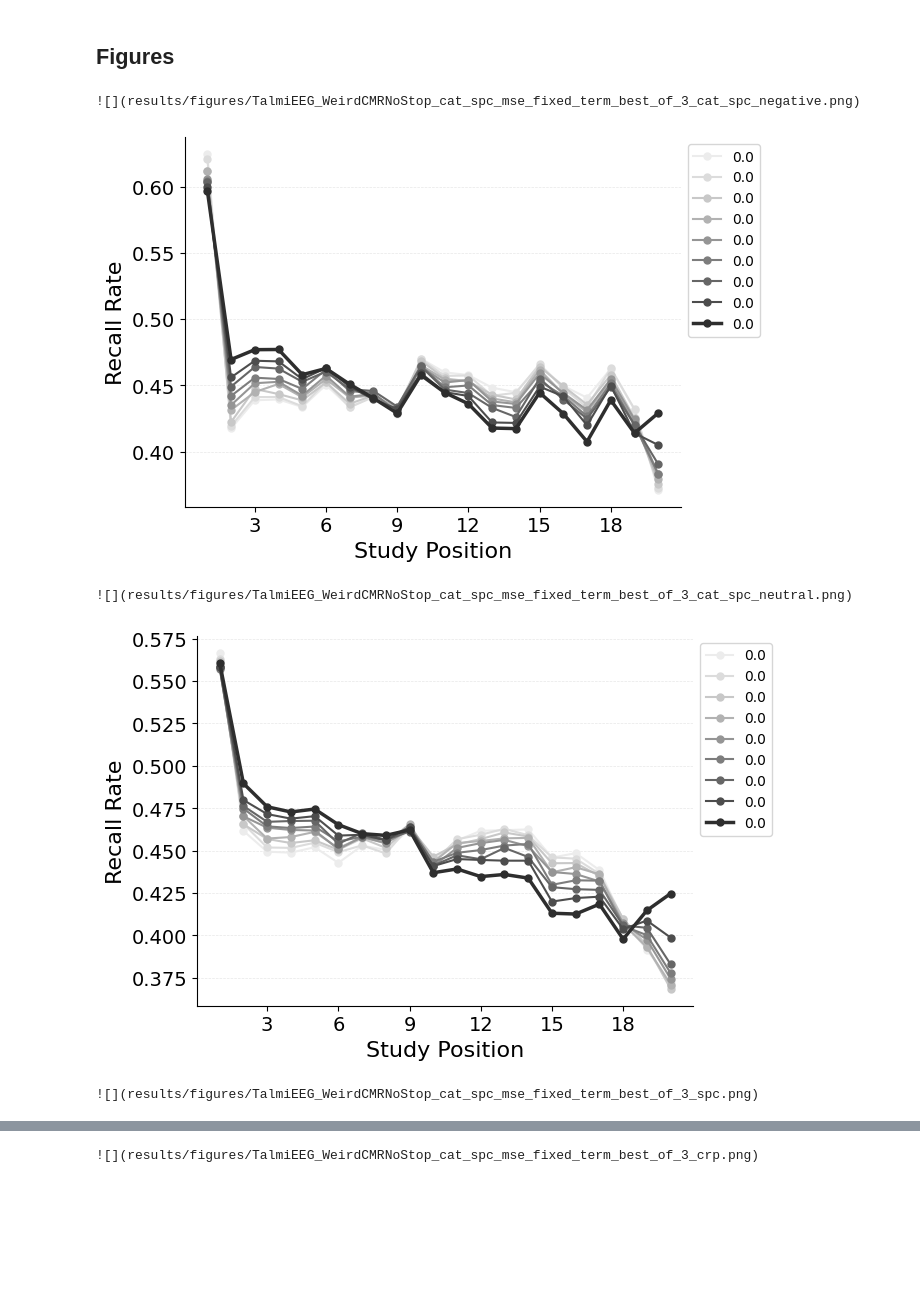
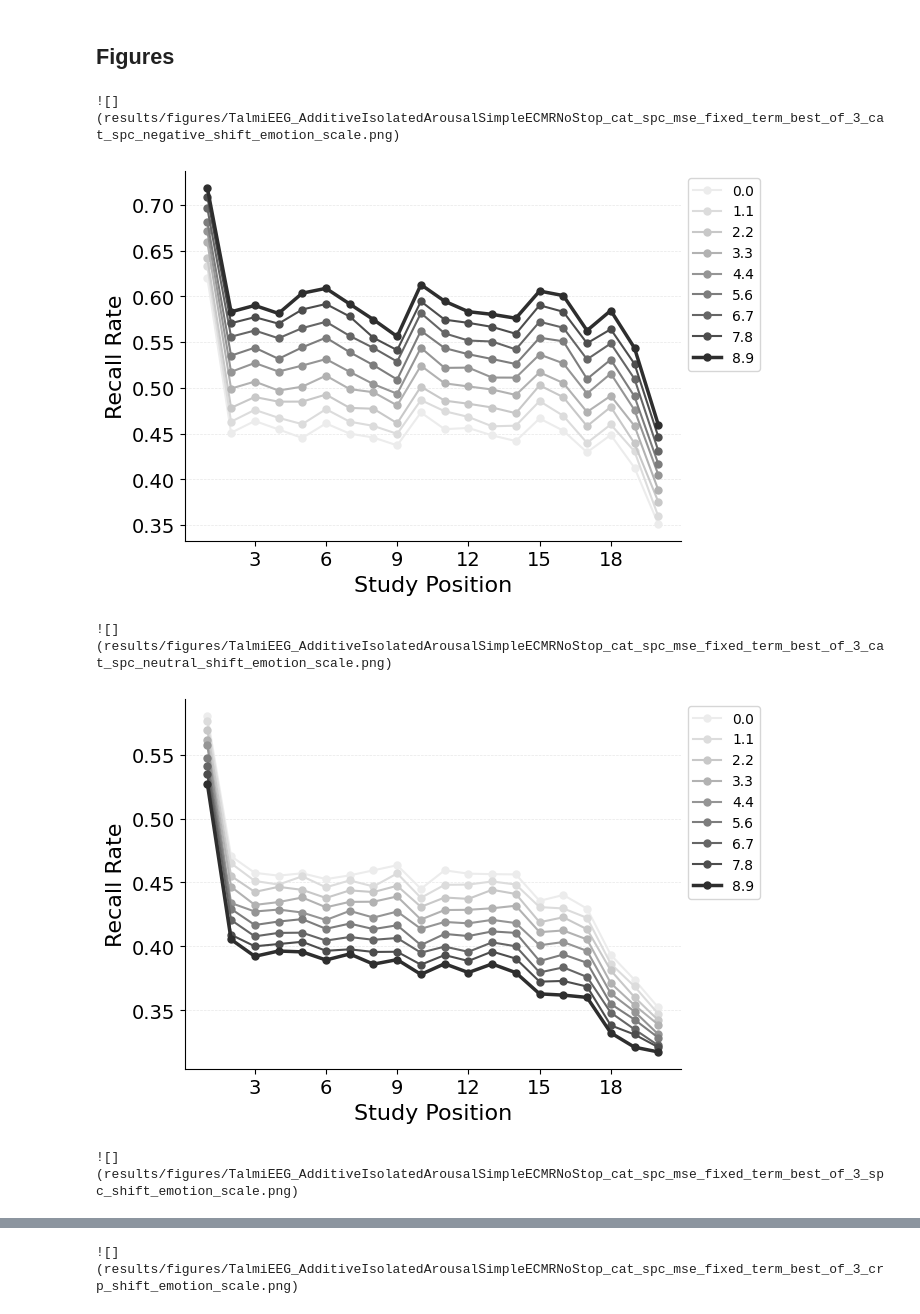
Before and after one commit to githubpsyche/jaxcmr, a Jupyter notebook: templates/parameter_shifting.ipynb, the cells around one changed output, grey strips where cells are left out. Drawn from its saved outputs; the diff is of its cells as text; code cells hidden in the pictures; blank space fills up the shorter version.

```diff
--- a/templates/parameter_shifting.ipynb
+++ b/templates/parameter_shifting.ipynb
@@ -51,8 +51,10 @@ trial_query = "data['subject'] > -1"
 target_directory = "results/"
 
 # algorithm selection
-model_name = "WeirdCMRNoStop"
-make_factory_path = "jaxcmr.models.cmr.make_factory"
+model_name = "AdditiveIsolatedArousalSimpleECMRNoStop"
+make_factory_path = "jaxcmr.models.simple_ecmr.make_factory"
+# model_name = "WeirdCMRNoStop"
+# make_factory_path = "jaxcmr.models.cmr.make_factory"
 component_paths = {
     "mfc_create_fn": "jaxcmr.components.linear_memory.init_mfc",
     "mcf_create_fn": "jaxcmr.components.linear_memory.init_mcf",
@@ -80,14 +82,14 @@ parameters = {
         "primacy_decay": [2.220446049250313e-16, 99.9999999999999998],
         "choice_sensitivity": [2.220446049250313e-16, 99.9999999999999998],
         # "emotion_attention": [2.220446049250313e-16, 9.9999999999999998],
-        # "emotion_scale": [2.220446049250313e-16, 9.9999999999999998],
+        "emotion_scale": [2.220446049250313e-16, 9.9999999999999998],
     },
 }
 
 # Parameter sweep
-varied_parameter = 'delay_drift_rate'
+varied_parameter = 'emotion_scale'
 sweep_min = 0.
-sweep_max = 1.05
+sweep_max = 10
 
 # Flow toggles
 filter_repeated_recalls = True
@@ -120,7 +122,7 @@ comparison_analysis_configs = [
     {"target": "jaxcmr.analyses.spc.plot_spc"},
     {"target": "jaxcmr.analyses.crp.plot_crp"},
     {"target": "jaxcmr.analyses.pnr.plot_pnr"},
-    {"target": "jaxcmr.analyses.termination_probability.plot_termination_probability"},
+    # {"target": "jaxcmr.analyses.termination_probability.plot_termination_probability"},
 ]
 # %%
 # derive run tag
@@ -367,7 +369,7 @@ considered_values
 # generate figures comparing model and data
 for analysis_cfg in comparison_analyses:
     analysis_fn = analysis_cfg.target
-    figure_str = f"{data_tag}_{model_name}_{run_tag}_{analysis_cfg.figure_suffix}.png"
+    figure_str = f"{data_tag}_{model_name}_{run_tag}_{analysis_cfg.figure_suffix}_shift_{varied_parameter}.png"
     figure_path = os.path.join(product_dirs["figures"], figure_str)
     print(f"![]({figure_path})")
 
@@ -388,35 +390,35 @@ for analysis_cfg in comparison_analyses:
     base_kwargs = {
         "datasets": sim,
         "trial_masks": [np.array(sim_trial_mask)] * len(considered_values),
         "color_cycle": color_cycle,
         "labels": format_floats(considered_values, 1),
         "contrast_name": varied_parameter,
         "axis": None,
     }
     base_kwargs |= analysis_cfg.kwargs
 
     signature = inspect.signature(analysis_fn)
     filtered_kwargs = {
         name: value
         for name, value in base_kwargs.items()
         if name in signature.parameters
     }
 
     axis = analysis_fn(**filtered_kwargs)
     axis.get_lines()[-1].set_linewidth(2.5)   # thicken the lightest line
 
     # Format the plot (font sizes, legend location, etc.)
     axis.tick_params(labelsize=14)
     axis.set_xlabel(axis.get_xlabel(), fontsize=16)
     axis.set_ylabel(axis.get_ylabel(), fontsize=16)
     axis.legend(loc="upper left", bbox_to_anchor=(1, 1))
 
 
     plt.savefig(figure_path, bbox_inches="tight", dpi=600)
     plt.show()
 # %% [output]
-![](results/figures/TalmiEEG_WeirdCMRNoStop_cat_spc_mse_fixed_term_best_of_3_cat_spc_negative.png)
+![](results/figures/TalmiEEG_AdditiveIsolatedArousalSimpleECMRNoStop_cat_spc_mse_fixed_term_best_of_3_cat_spc_negative_shift_emotion_scale.png)
-[figure, old version]
+[figure, new version]
-![](results/figures/TalmiEEG_WeirdCMRNoStop_cat_spc_mse_fixed_term_best_of_3_cat_spc_neutral.png)
+![](results/figures/TalmiEEG_AdditiveIsolatedArousalSimpleECMRNoStop_cat_spc_mse_fixed_term_best_of_3_cat_spc_neutral_shift_emotion_scale.png)
-[figure, old version]
+[figure, new version]
-![](results/figures/TalmiEEG_WeirdCMRNoStop_cat_spc_mse_fixed_term_best_of_3_spc.png)
+![](results/figures/TalmiEEG_AdditiveIsolatedArousalSimpleECMRNoStop_cat_spc_mse_fixed_term_best_of_3_spc_shift_emotion_scale.png)
@@ -424 +426 @@ for analysis_cfg in comparison_analyses:
-![](results/figures/TalmiEEG_WeirdCMRNoStop_cat_spc_mse_fixed_term_best_of_3_crp.png)
+![](results/figures/TalmiEEG_AdditiveIsolatedArousalSimpleECMRNoStop_cat_spc_mse_fixed_term_best_of_3_crp_shift_emotion_scale.png)
```
Also changed, not shown: parts of 3 cells of this notebook, 28 other files.
